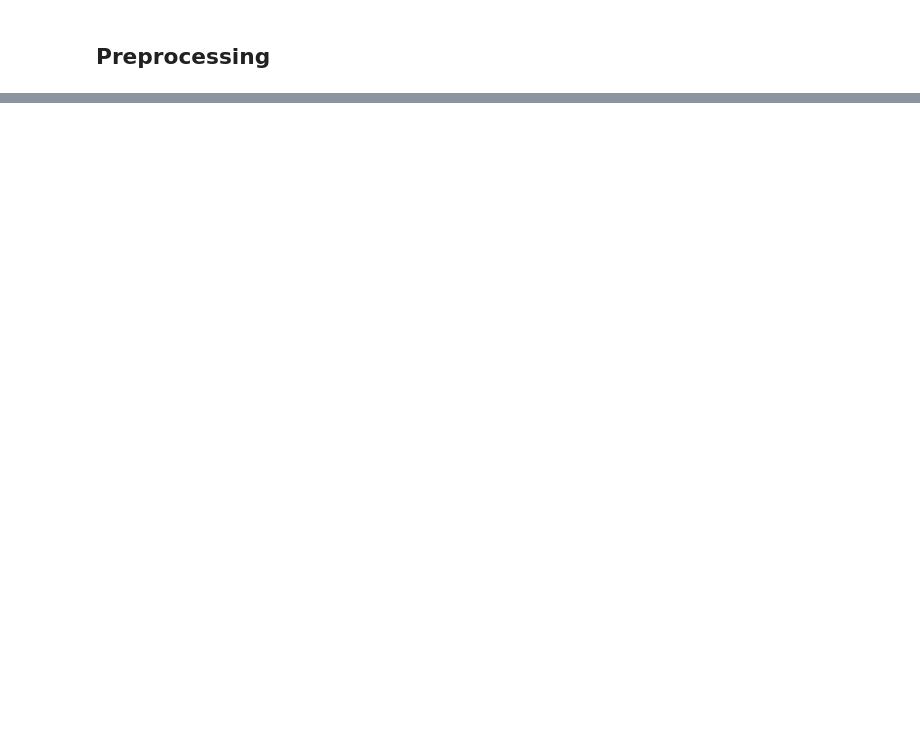
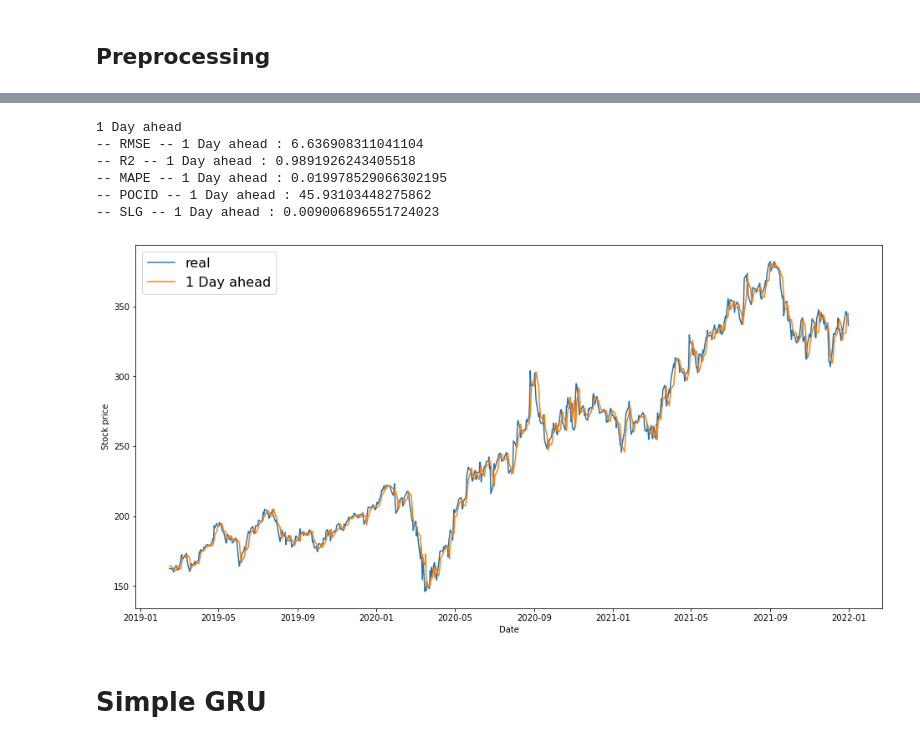
Before and after one commit to delaplaf/StockPricePredictionWithGan, a Jupyter notebook: endToEndGan.ipynb, the cells around one changed output, grey strips where cells are left out. Cells and saved outputs as stored; diff of their text form; code cells hidden in the pictures; blank space fills up the shorter version.

```diff
--- a/endToEndGan.ipynb
+++ b/endToEndGan.ipynb
@@ -82,0 +166,11 @@ Everything saved in  Data\dataPreprocessed
+# %%
+#----------------------    Load Data    -----------------------
+data = pd.read_csv(r'Data\DataFacebook.csv', parse_dates=['date'])
+close_price = data[['date', 'close']].copy()
+y_scaler_function = all_preprocessing(close_price, N_STEPS_IN, N_STEPS_OUT, is_arima=True)
+
+path = r'Data\dataPreprocessed'
+# train == test for arima
+X_test = np.load(os.path.join(path, "X_test.npy"), allow_pickle=True)
+y_test = np.load(os.path.join(path, "y_test.npy"), allow_pickle=True)
+test_predict_index = np.load(os.path.join(path,"index_test.npy"), allow_pickle=True)
@@ -82,0 +189,9 @@ Everything saved in  Data\dataPreprocessed
+# %%
+#----------------------    Prediction    -----------------------
+pred_arima = []
+nb_pred = len(X_test)
+for i, sample in enumerate(X_test):
+    arima_model = auto_arima(sample)
+    pred = arima_model.predict(n_periods=N_STEPS_OUT)
+    pred_arima.append(pred)
+    print(i + 1, '/', nb_pred)
@@ -82,0 +216,16 @@ Everything saved in  Data\dataPreprocessed
+# %%
+#----------------------    Test    -----------------------
+
+if N_STEPS_OUT > 1:
+        get_test_global_metrics(X_test, y_test, None, y_scaler_function, pred_arima=pred_arima)
+plot_test_pred(X_test, y_test, None, y_scaler_function, test_predict_index, pred_arima=pred_arima)
+# %% [output]
+1 Day ahead
+-- RMSE -- 1 Day ahead : 6.636908311041104
+-- R2 -- 1 Day ahead : 0.9891926243405518
+-- MAPE -- 1 Day ahead : 0.019978529066302195
+-- POCID -- 1 Day ahead : 45.93103448275862
+-- SLG -- 1 Day ahead : 0.009006896551724023
+[figure, added]
+# %% [markdown]
+# Simple GRU
```
Also changed, not shown: parts of 31 cells of this notebook, 10 other files.
